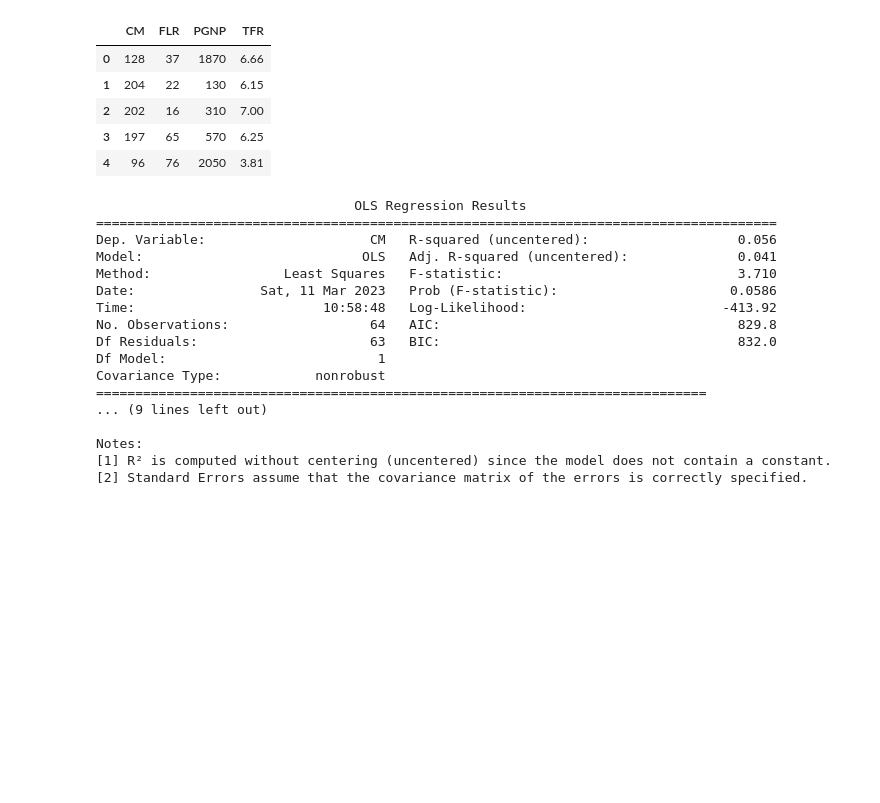
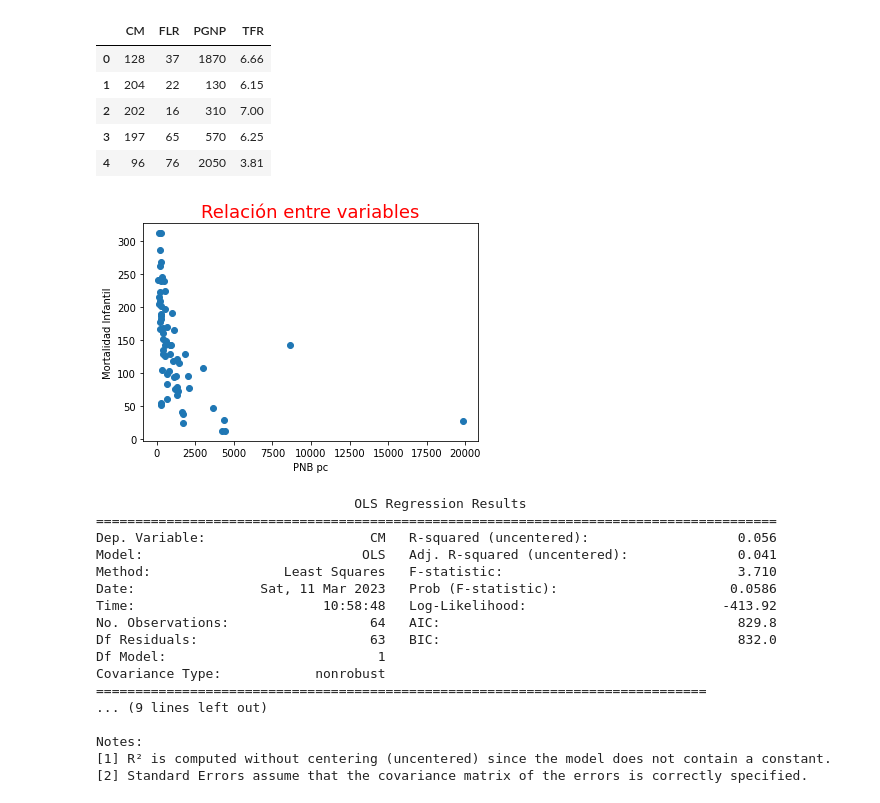
Before and after one commit to JuanAcevedoEcon/Advanced-Econometrics-MSc-, a Jupyter notebook: 1. Ordinary Least Squares (OLS)/(2) MCO.ipynb, the cells around one changed output. Cells and saved outputs as stored; diff of their text form; code cells hidden in the pictures; blank space fills up the shorter version.

```diff
--- a/1. Ordinary Least Squares (OLS)/(2) MCO.ipynb
+++ b/1. Ordinary Least Squares (OLS)/(2) MCO.ipynb
@@ -83,11 +133,13 @@ datos.head()
 | 4 | 96 | 76 | 2050 | 3.81 |
 # %%
 fig, ax = plt.subplots()
-ax.scatter()
-ax.
-ax.
-ax.
+ax.scatter(datos["PGNP"], datos["CM"])
+ax.set_xlabel("PNB pc")
+ax.set_ylabel("Mortalidad Infantil")
+ax.set_title("Relación entre variables", fontsize = 18, color = "red")
 plt.show()
+# %% [output]
+[figure, added]
 # %%
 modelo = sm.OLS(datos["CM"], datos["PGNP"])
 resultados = modelo.fit()
```
Also changed, not shown: parts of 25 cells of this notebook.
